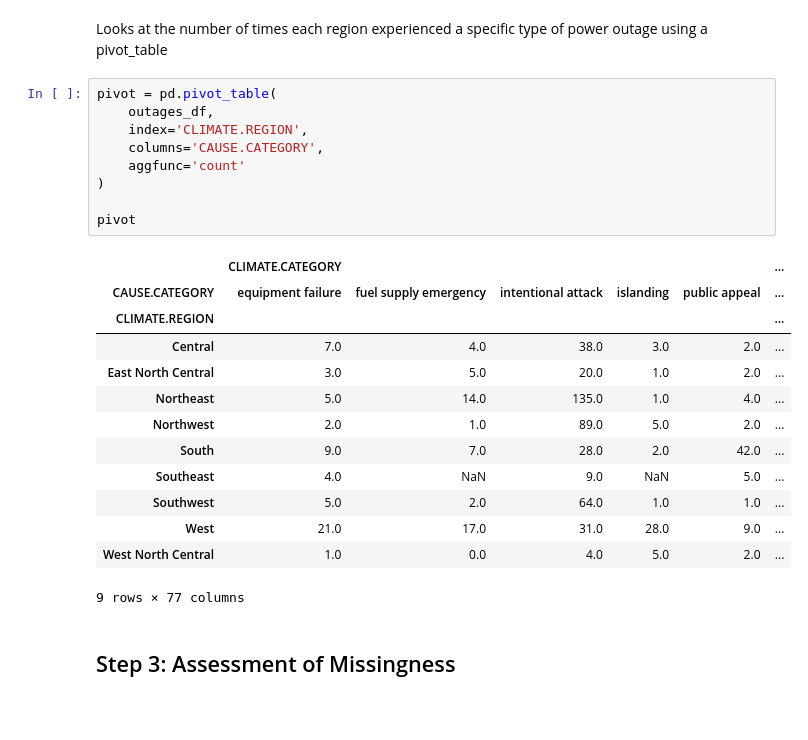
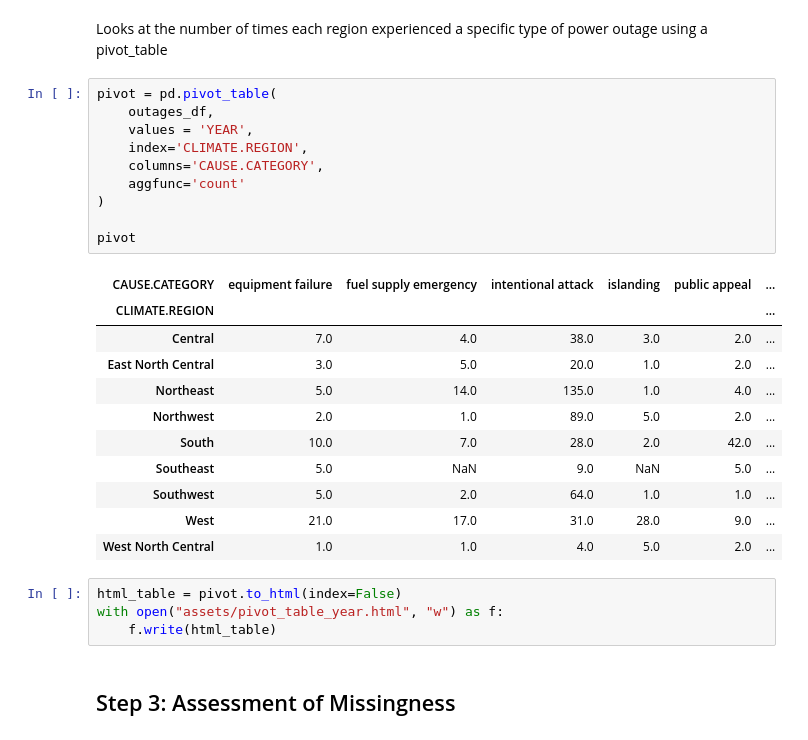
Before and after one commit to shaing04/power-outages-analysis, a Jupyter notebook: power outage analysis.ipynb, the cells around one changed output. Saved outputs shown, nothing was run; the diff lists cells and outputs as text; blank space fills up the shorter version.

```diff
--- a/power outage analysis.ipynb
+++ b/power outage analysis.ipynb
@@ -322,26 +322,29 @@ Looks at the number of times each region experienced a specific type of power ou
 # %%
 pivot = pd.pivot_table(
     outages_df,
+    values = 'YEAR',
     index='CLIMATE.REGION',
     columns='CAUSE.CATEGORY',
     aggfunc='count'
 )
 
 pivot
 # %% [output]
-|  | CLIMATE.CATEGORY |  |  |  |  | ... |
 | CAUSE.CATEGORY | equipment failure | fuel supply emergency | intentional attack | islanding | public appeal | ... |
 | CLIMATE.REGION |  |  |  |  |  | ... |
 | Central | 7.0 | 4.0 | 38.0 | 3.0 | 2.0 | ... |
 | East North Central | 3.0 | 5.0 | 20.0 | 1.0 | 2.0 | ... |
 | Northeast | 5.0 | 14.0 | 135.0 | 1.0 | 4.0 | ... |
 | Northwest | 2.0 | 1.0 | 89.0 | 5.0 | 2.0 | ... |
-| South | 9.0 | 7.0 | 28.0 | 2.0 | 42.0 | ... |
-| Southeast | 4.0 | NaN | 9.0 | NaN | 5.0 | ... |
+| South | 10.0 | 7.0 | 28.0 | 2.0 | 42.0 | ... |
+| Southeast | 5.0 | NaN | 9.0 | NaN | 5.0 | ... |
 | Southwest | 5.0 | 2.0 | 64.0 | 1.0 | 1.0 | ... |
 | West | 21.0 | 17.0 | 31.0 | 28.0 | 9.0 | ... |
-| West North Central | 1.0 | 0.0 | 4.0 | 5.0 | 2.0 | ... |
+| West North Central | 1.0 | 1.0 | 4.0 | 5.0 | 2.0 | ... |
-9 rows × 77 columns
+# %%
+html_table = pivot.to_html(index=False)
+with open("assets/pivot_table_year.html", "w") as f:
+    f.write(html_table)
 # %% [markdown]
 ## Step 3: Assessment of Missingness
 # %%
```
Also changed, not shown: 3 other files.
